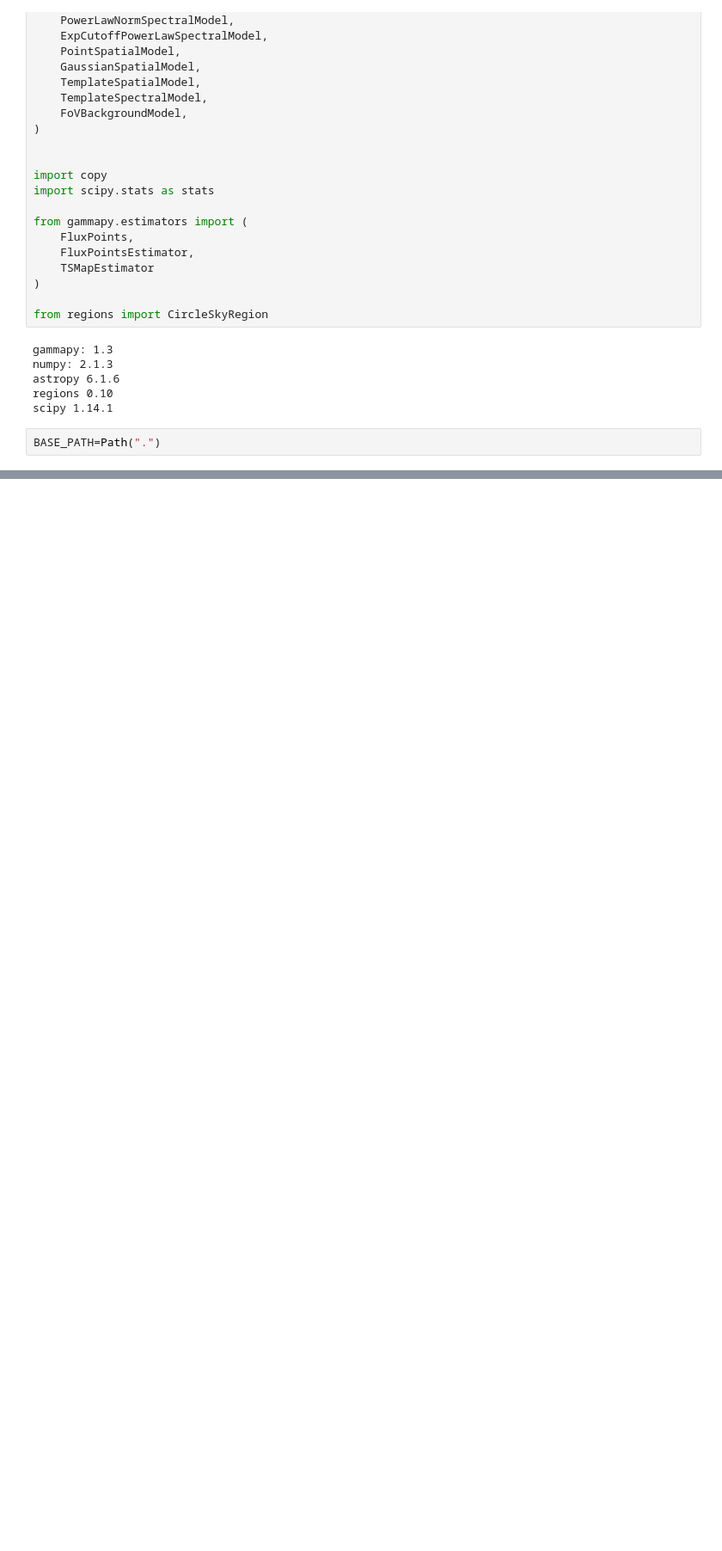
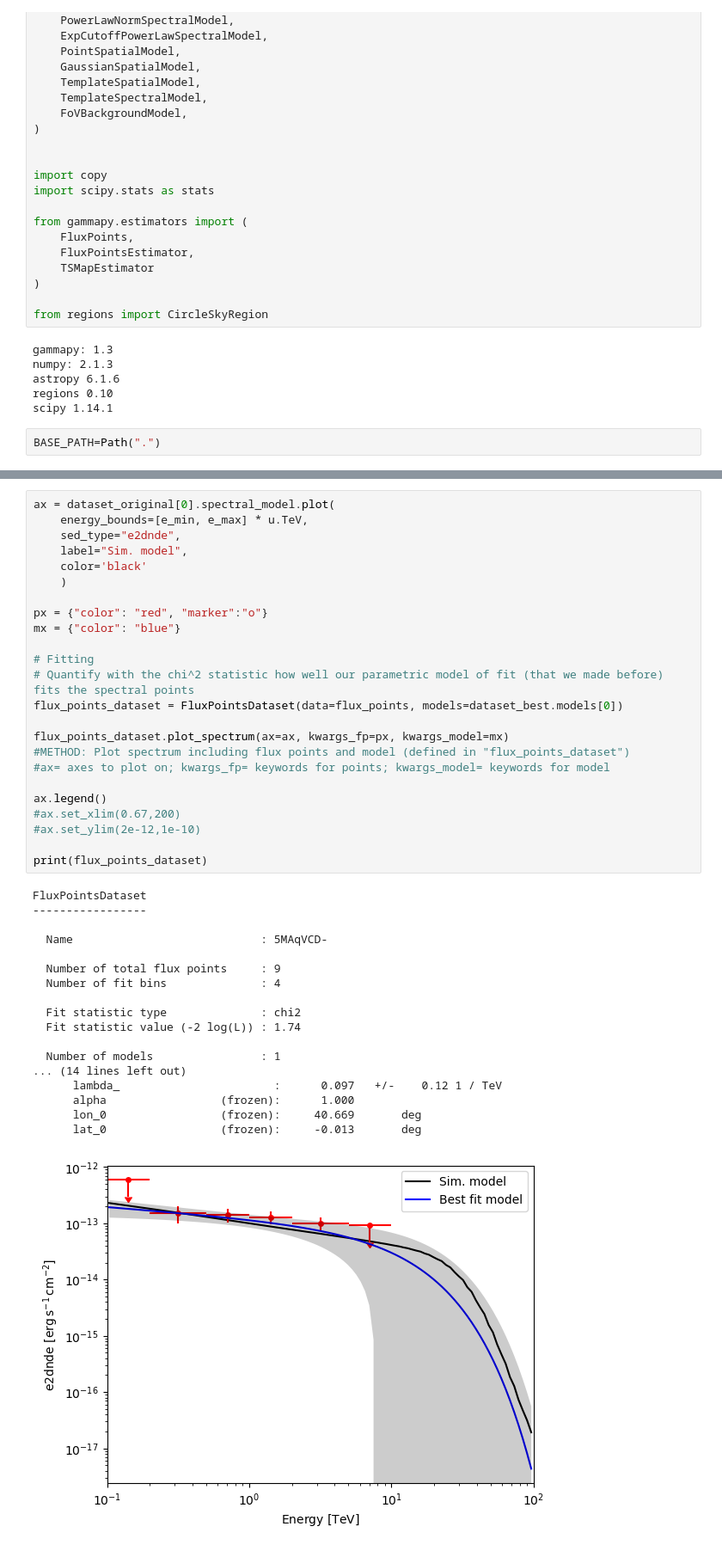
Before and after one commit to tcaba2/MASS_Thesis, a Jupyter notebook: simulations/Fermi/kmstest.ipynb, the cells around one changed output, grey strips where cells are left out. Shown at 86% size. Drawn from its saved outputs; the diff is of its cells as text; blank space fills up the shorter version.

```diff
--- a/simulations/Fermi/kmstest.ipynb
+++ b/simulations/Fermi/kmstest.ipynb
@@ -193,0 +519,43 @@ SkyModel
+# %%
+ax = dataset_original[0].spectral_model.plot(
+    energy_bounds=[e_min, e_max] * u.TeV,
+    sed_type="e2dnde",
+    label="Sim. model",
+    color='black'
+    )
+
+px = {"color": "red", "marker":"o"}
+mx = {"color": "blue"}
+
+# Fitting
+# Quantify with the chi^2 statistic how well our parametric model of fit (that we made before) fits the spectral points
+flux_points_dataset = FluxPointsDataset(data=flux_points, models=dataset_best.models[0])
+
+flux_points_dataset.plot_spectrum(ax=ax, kwargs_fp=px, kwargs_model=mx)
+#METHOD: Plot spectrum including flux points and model (defined in "flux_points_dataset")
+#ax= axes to plot on; kwargs_fp= keywords for points; kwargs_model= keywords for model
+
+ax.legend()
+#ax.set_xlim(0.67,200)
+#ax.set_ylim(2e-12,1e-10)
+
+print(flux_points_dataset)
+# %% [output]
+FluxPointsDataset
+-----------------
+
+  Name                            : 5MAqVCD-
+
+  Number of total flux points     : 9
+  Number of fit bins              : 4
+
+  Fit statistic type              : chi2
+  Fit statistic value (-2 log(L)) : 1.74
+
+  Number of models                : 1
+... (14 lines left out)
+      lambda_                       :      0.097   +/-    0.12 1 / TeV
+      alpha                 (frozen):      1.000
+      lon_0                 (frozen):     40.669       deg
+      lat_0                 (frozen):     -0.013       deg
+[figure, added]
```
Also changed, not shown: parts of 11 cells of this notebook, 6 other files.
